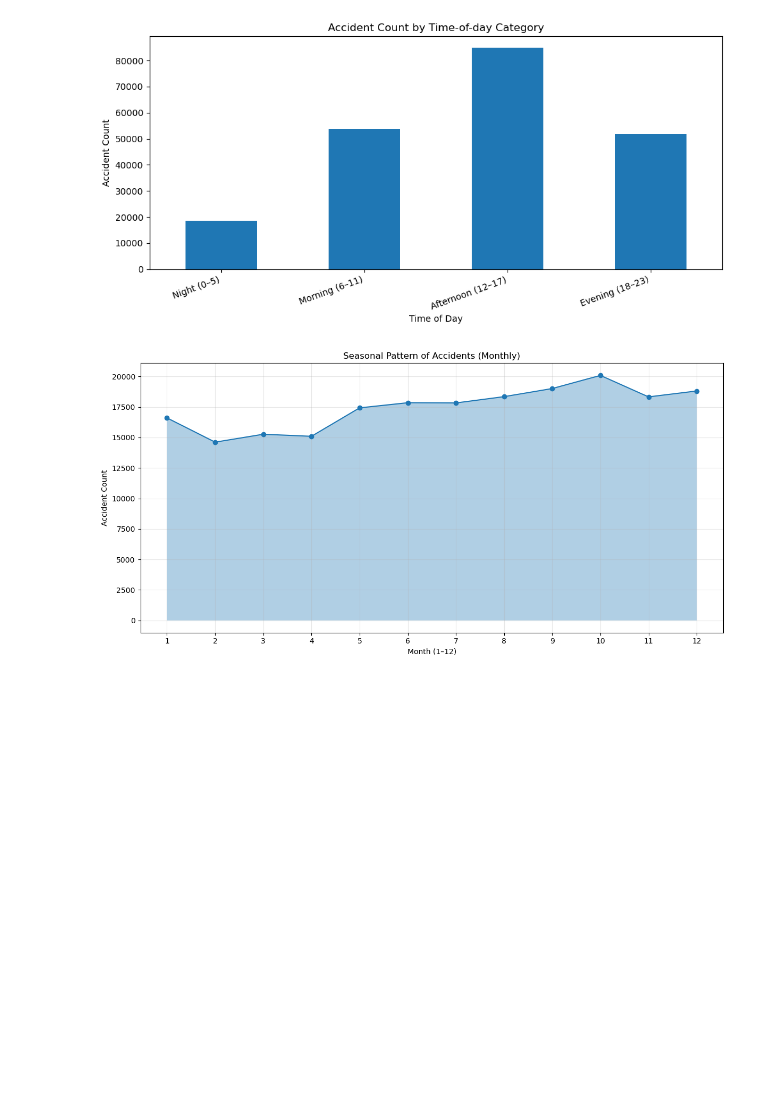
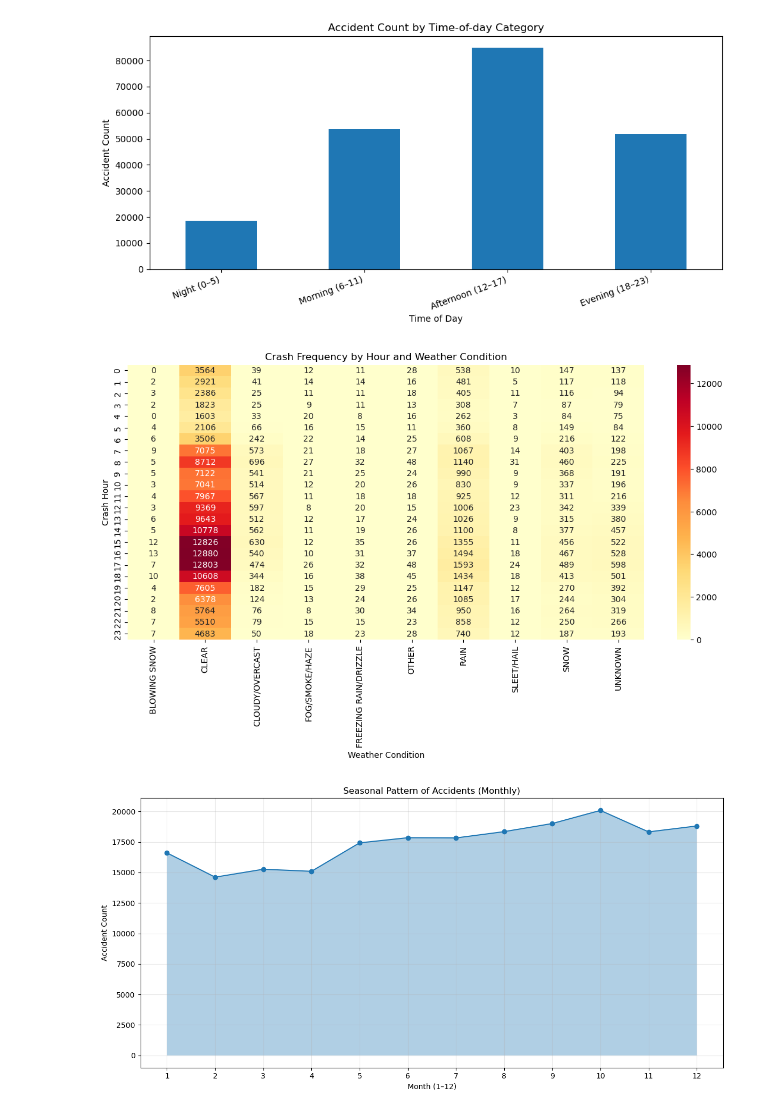
Before and after one commit to Zihao-Sheng/DATA552Project_Group5, a Jupyter notebook: notebook/Exploratory_Data_Analysis.ipynb, the cells around one changed output. Cells and saved outputs as stored; diff of their text form; code cells hidden in the pictures; blank space fills up the shorter version.

Commit message:
add heatmap

```diff
--- a/notebook/Exploratory_Data_Analysis.ipynb
+++ b/notebook/Exploratory_Data_Analysis.ipynb
@@ -264,6 +264,32 @@ plt.tight_layout()
 plt.show()
 # %% [output]
 [figure]
+# %%
+import seaborn as sns
+top_weather = data["weather_condition"].value_counts().head(10).index
+
+data_filtered = data[data["weather_condition"].isin(top_weather)]
+
+heatmap_data = pd.crosstab(
+    data_filtered["crash_hour"],
+    data_filtered["weather_condition"]
+)
+plt.figure(figsize=(14,6))
+
+sns.heatmap(
+    heatmap_data,
+    cmap="YlOrRd",
+    annot=True,
+    fmt="d"
+)
+
+plt.title("Crash Frequency by Hour and Weather Condition")
+plt.xlabel("Weather Condition")
+plt.ylabel("Crash Hour")
+
+plt.show()
+# %% [output]
+[figure, added]
 # %%
 month_counts = data["crash_month"].value_counts().sort_index()
 
```
